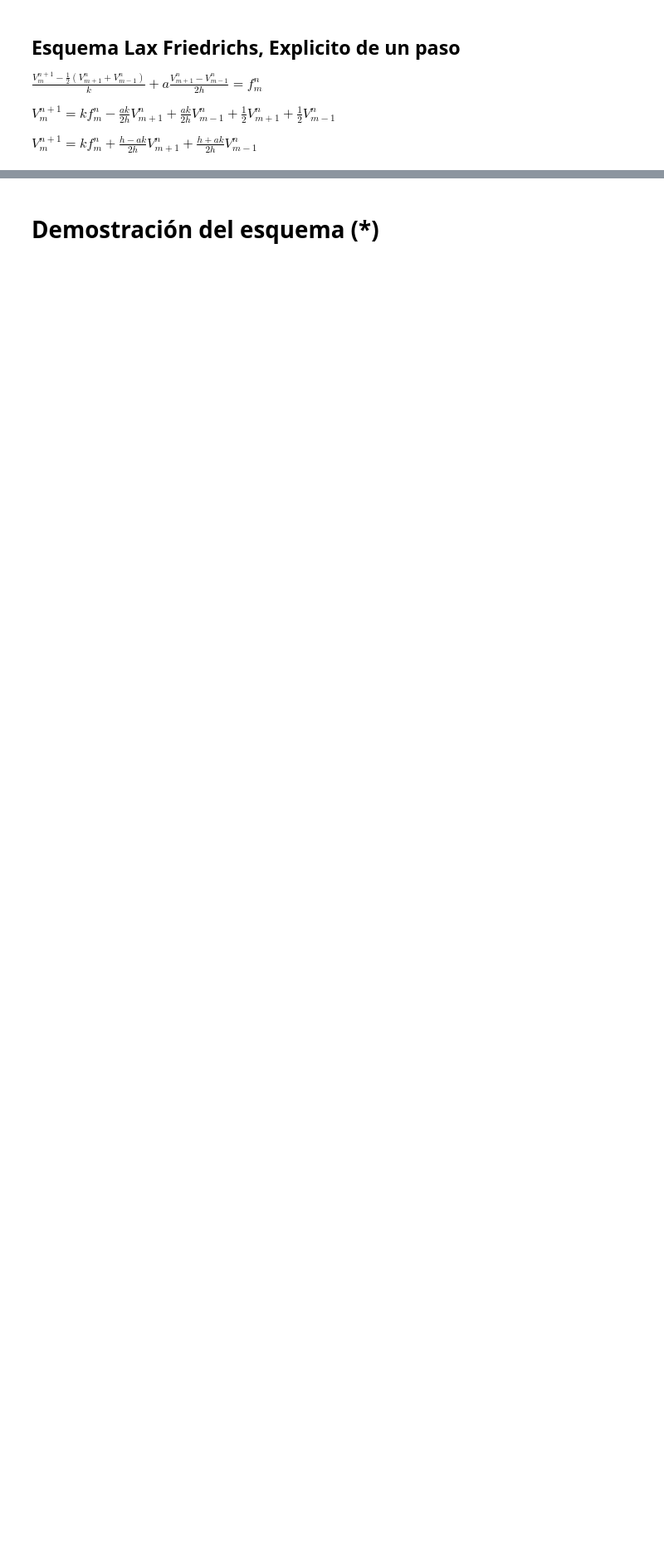
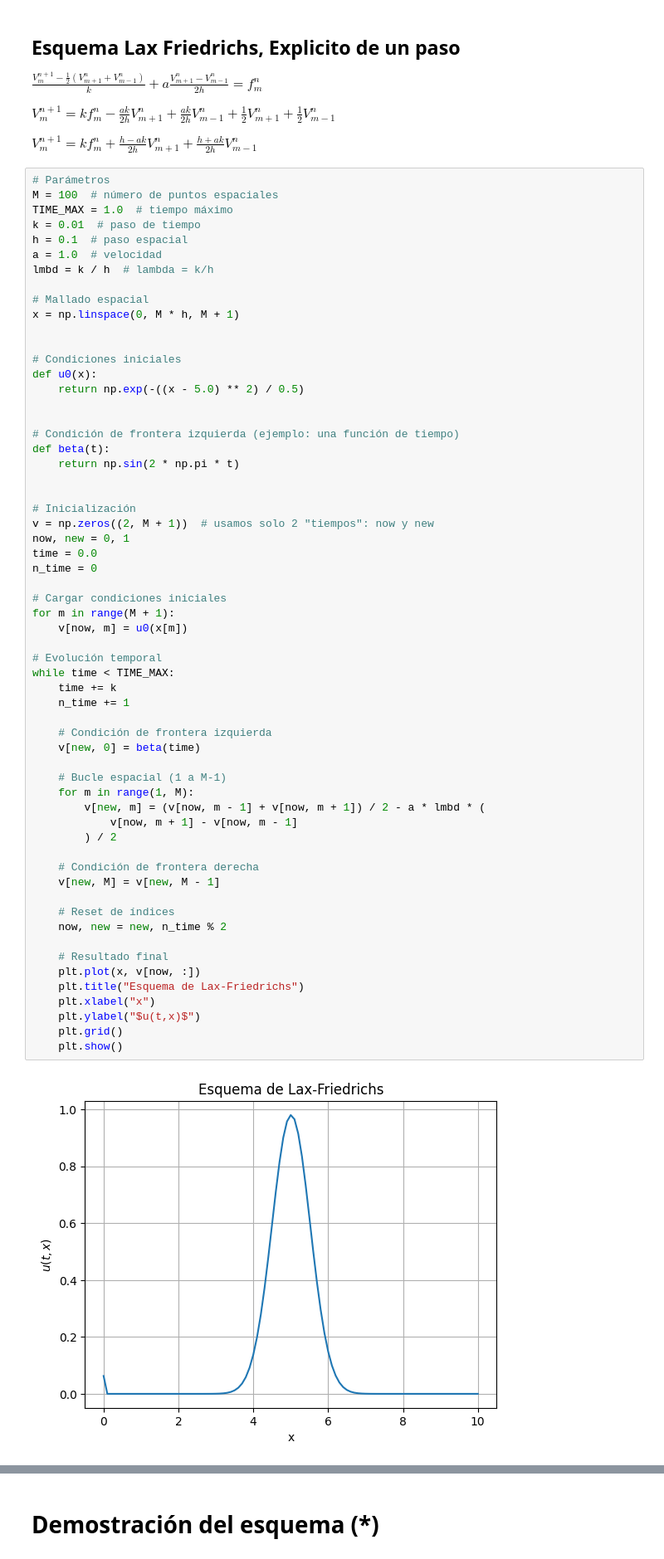
Before and after one commit to SamHuRo/solucion-numerica-de-EDP, a Jupyter notebook: Tareas/Tarea_02/Esquemas_diferencias_finitas.ipynb, the cells around one changed output, grey strips where cells are left out. Shown at 83% size. Cells and saved outputs as stored; diff of their text form; blank space fills up the shorter version.

```diff
--- a/Tareas/Tarea_02/Esquemas_diferencias_finitas.ipynb
+++ b/Tareas/Tarea_02/Esquemas_diferencias_finitas.ipynb
@@ -431,3 +503,65 @@ $\frac{V_{m}^{n+1} - \frac{1}{2} (V_{m+1}^{n} + V_{m-1}^{n})}{k} + a \frac{V_{m+
 $V_{m}^{n+1} = k f_m^n - \frac{ak}{2h}V_{m+1}^{n} + \frac{ak}{2h}V_{m-1}^{n} + \frac{1}{2}V_{m+1}^{n} + \frac{1}{2}V_{m-1}^{n} $
 
 $V_{m}^{n+1} = k f_m^n + \frac{h-ak}{2h}V_{m+1}^{n} + \frac{h+ak}{2h}V_{m-1}^{n} $
+# %%
+# Parámetros
+M = 100  # número de puntos espaciales
+TIME_MAX = 1.0  # tiempo máximo
+k = 0.01  # paso de tiempo
+h = 0.1  # paso espacial
+a = 1.0  # velocidad
+lmbd = k / h  # lambda = k/h
+
+# Mallado espacial
+x = np.linspace(0, M * h, M + 1)
+
+
+# Condiciones iniciales
+def u0(x):
+    return np.exp(-((x - 5.0) ** 2) / 0.5)
+
+
+# Condición de frontera izquierda (ejemplo: una función de tiempo)
+def beta(t):
+    return np.sin(2 * np.pi * t)
+
+
+# Inicialización
+v = np.zeros((2, M + 1))  # usamos solo 2 "tiempos": now y new
+now, new = 0, 1
+time = 0.0
+n_time = 0
+
+# Cargar condiciones iniciales
+for m in range(M + 1):
+    v[now, m] = u0(x[m])
+
+# Evolución temporal
+while time < TIME_MAX:
+    time += k
+    n_time += 1
+
+    # Condición de frontera izquierda
+    v[new, 0] = beta(time)
+
+    # Bucle espacial (1 a M-1)
+    for m in range(1, M):
+        v[new, m] = (v[now, m - 1] + v[now, m + 1]) / 2 - a * lmbd * (
+            v[now, m + 1] - v[now, m - 1]
+        ) / 2
+
+    # Condición de frontera derecha
+    v[new, M] = v[new, M - 1]
+
+    # Reset de índices
+    now, new = new, n_time % 2
+
+    # Resultado final
+    plt.plot(x, v[now, :])
+    plt.title("Esquema de Lax-Friedrichs")
+    plt.xlabel("x")
+    plt.ylabel("$u(t,x)$")
+    plt.grid()
+    plt.show()
+# %% [output]
+[figure, added]
```
Also changed, not shown: parts of 14 cells of this notebook, 1 other file.
